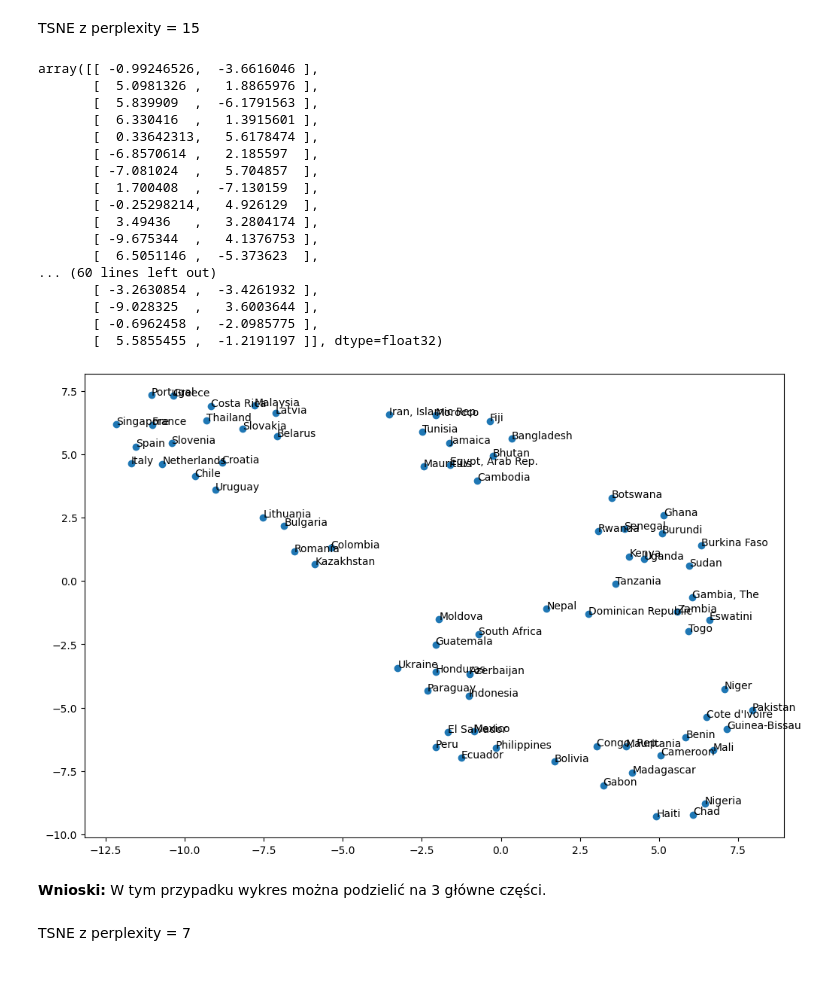
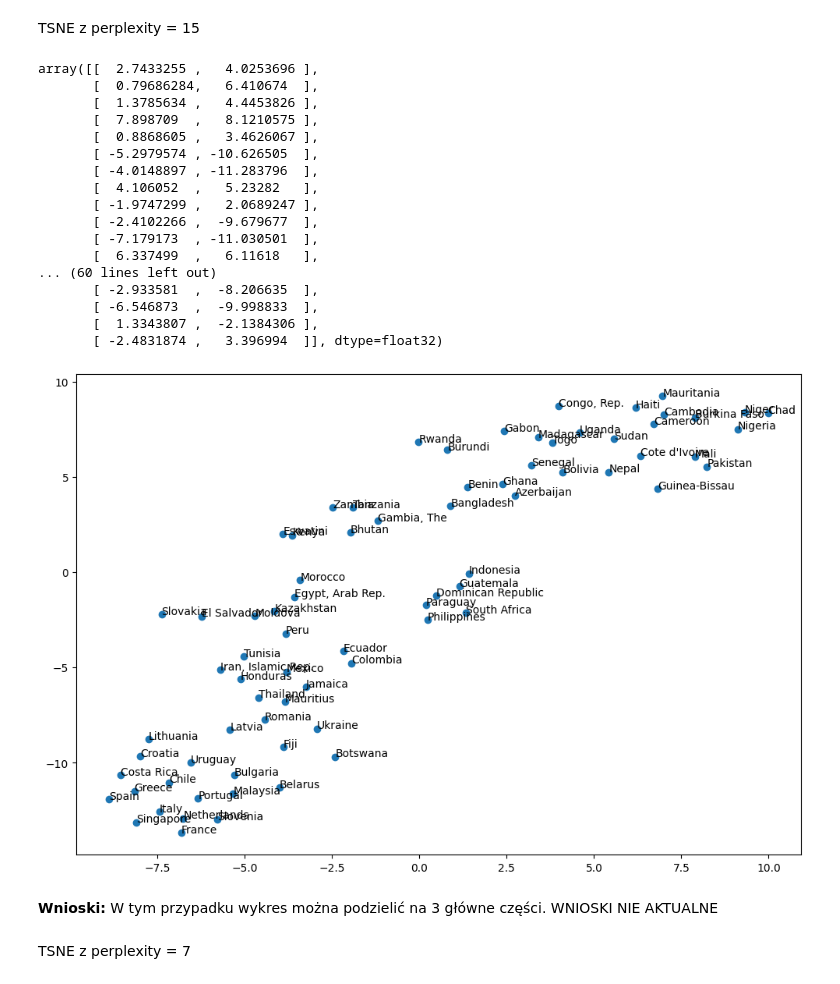
Before and after one commit to lion158/Eksploracja_Danych_Projekt, a Jupyter notebook: EksploracjaDanychProjekt2.ipynb, the cells around one changed output. Drawn from its saved outputs; the diff is of its cells as text; code cells hidden in the pictures.

Commit message:
Poprawa tsne na wektory szeregów czasowych

```diff
--- a/EksploracjaDanychProjekt2.ipynb
+++ b/EksploracjaDanychProjekt2.ipynb
@@ -576,9 +580,9 @@ array([[ -4.7970066 ,  -2.924784  ],
 # %%
 fig, ax = plt.subplots(figsize=(12, 8))
-ax.scatter(X_2020_economic_tsne[:,0], X_2020_economic_tsne[:,1],)
+ax.scatter(X_economic_normalized_tsne[:,0], X_economic_normalized_tsne[:,1],)
 
 for i, txt in enumerate(countries_full_names):
-  ax.annotate(txt, (X_2020_economic_tsne[i,0], X_2020_economic_tsne[i,1]))
+  ax.annotate(txt, (X_economic_normalized_tsne[i,0], X_economic_normalized_tsne[i,1]))
 
 plt.show()
 # %% [output]
@@ -596,6 +601,6 @@ Co ciekawe w grupie trzeciej znajduje się wiele państw powszechnie uznawanych
 TSNE z perplexity = 2
 # %%
 tsne = TSNE(n_components=2, perplexity=2, random_state=0)
-X_2020_economic_tsne = tsne.fit_transform(df_2020.loc[:,economic_indicators].values)
-X_2020_economic_tsne
+X_economic_normalized_tsne = tsne.fit_transform(df_economic_indicators_normalized.values)
+X_economic_normalized_tsne
 # %% [output]
@@ -619,9 +624,9 @@ array([[-1.7805166e+00,  4.3913815e+01],
 # %%
 fig, ax = plt.subplots(figsize=(12, 8))
-ax.scatter(X_2020_economic_tsne[:,0], X_2020_economic_tsne[:,1],)
+ax.scatter(X_economic_normalized_tsne[:,0], X_economic_normalized_tsne[:,1],)
 
 for i, txt in enumerate(countries_full_names):
-  ax.annotate(txt, (X_2020_economic_tsne[i,0], X_2020_economic_tsne[i,1]))
+  ax.annotate(txt, (X_economic_normalized_tsne[i,0], X_economic_normalized_tsne[i,1]))
 
 plt.show()
 # %% [output]
@@ -663,39 +651,40 @@ df_2020.loc[:,health_indicators]
 TSNE z perplexity = 15
 # %%
 tsne = TSNE(n_components=2, perplexity=15, random_state=0)
-X_2020_health_tsne = tsne.fit_transform(df_2020.loc[:,health_indicators].values)
-X_2020_health_tsne
+X_health_normalized_tsne = tsne.fit_transform(df_health_indicators_normalized.values)
+X_health_normalized_tsne
 # %% [output]
-array([[ -0.99246526,  -3.6616046 ],
-       [  5.0981326 ,   1.8865976 ],
-       [  5.839909  ,  -6.1791563 ],
-       [  6.330416  ,   1.3915601 ],
-       [  0.33642313,   5.6178474 ],
-       [ -6.8570614 ,   2.185597  ],
-       [ -7.081024  ,   5.704857  ],
-       [  1.700408  ,  -7.130159  ],
-       [ -0.25298214,   4.926129  ],
-       [  3.49436   ,   3.2804174 ],
-       [ -9.675344  ,   4.1376753 ],
-       [  6.5051146 ,  -5.373623  ],
+array([[  2.7433255 ,   4.0253696 ],
+       [  0.79686284,   6.410674  ],
+       [  1.3785634 ,   4.4453826 ],
+       [  7.898709  ,   8.1210575 ],
+       [  0.8868605 ,   3.4626067 ],
+       [ -5.2979574 , -10.626505  ],
+       [ -4.0148897 , -11.283796  ],
+       [  4.106052  ,   5.23282   ],
+       [ -1.9747299 ,   2.0689247 ],
+       [ -2.4102266 ,  -9.679677  ],
+       [ -7.179173  , -11.030501  ],
+       [  6.337499  ,   6.11618   ],
 ... (60 lines left out)
-       [ -3.2630854 ,  -3.4261932 ],
-       [ -9.028325  ,   3.6003644 ],
-       [ -0.6962458 ,  -2.0985775 ],
-       [  5.5855455 ,  -1.2191197 ]], dtype=float32)
+       [ -2.933581  ,  -8.206635  ],
+       [ -6.546873  ,  -9.998833  ],
+       [  1.3343807 ,  -2.1384306 ],
+       [ -2.4831874 ,   3.396994  ]], dtype=float32)
 # %%
 fig, ax = plt.subplots(figsize=(12, 8))
-ax.scatter(X_2020_health_tsne[:,0], X_2020_health_tsne[:,1])
+ax.scatter(X_health_normalized_tsne[:,0], X_health_normalized_tsne[:,1])
 
 for i, txt in enumerate(countries_full_names):
-  ax.annotate(txt, (X_2020_health_tsne[i,0], X_2020_health_tsne[i,1]))
+  ax.annotate(txt, (X_health_normalized_tsne[i,0], X_health_normalized_tsne[i,1]))
 
 plt.show()
 # %% [output]
-[figure, old version]
+[figure, new version]
 # %% [markdown]
 **Wnioski:**
 W tym przypadku wykres można podzielić na 3 główne części.
+WNIOSKI NIE AKTUALNE
 # %% [markdown]
 TSNE z perplexity = 7
 # %%
```
Also changed, not shown: parts of 33 cells of this notebook.
